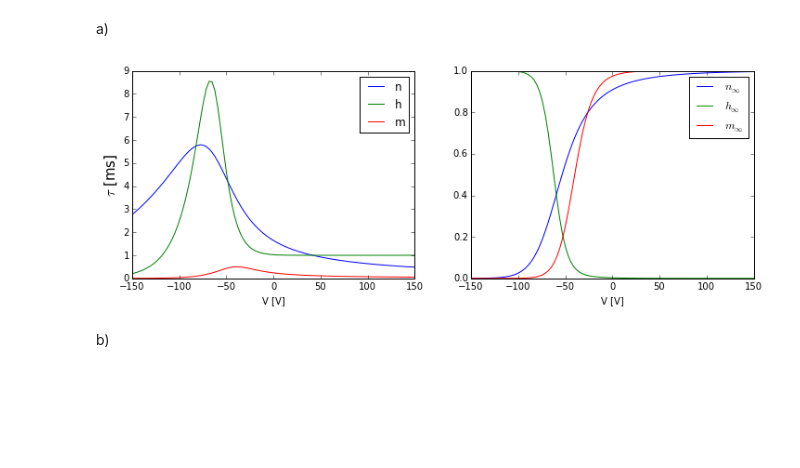
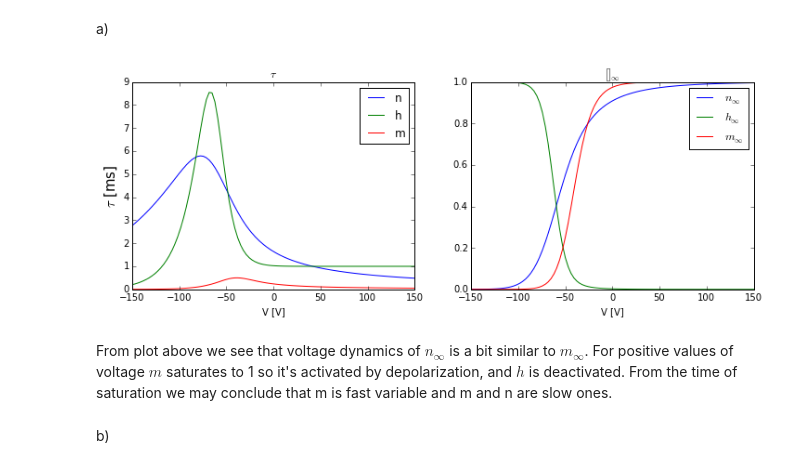
Before and after one commit to dokato/mns, a Jupyter notebook: MNS_5.ipynb, the cells around one changed output. Saved outputs shown, nothing was run; the diff lists cells and outputs as text; code cells hidden in the pictures; blank space fills up the shorter version.

```diff
--- a/MNS_5.ipynb
+++ b/MNS_5.ipynb
@@ -132,23 +162,29 @@ m_inf = lambda v: alpha_m(v)*(alpha_m(v) + beta_m(v))**-1
 tau_h = lambda v: (alpha_h(v) + beta_h(v))**-1
 h_inf = lambda v: alpha_h(v)*(alpha_h(v) + beta_h(v))**-1
 # %%
+vvec = np.linspace(-150, 150,100)
+
 plt.figure(figsize=(12,4))
 plt.subplot(1,2,1)
 plt.plot(vvec, tau_n(vvec), label=r'n')
 plt.plot(vvec, tau_h(vvec), label=r'h')
 plt.plot(vvec, tau_m(vvec), label=r'm')
 plt.xlabel('V [V]')
 plt.ylabel(r'$\tau$ [ms]', fontsize=15)
+plt.title(r'$\tau$')
 plt.legend()
 
 plt.subplot(1,2,2)
 plt.plot(vvec, n_inf(vvec), label=r'$n_{\infty}$')
 plt.plot(vvec, h_inf(vvec), label=r'$h_{\infty}$')
 plt.plot(vvec, m_inf(vvec), label=r'$m_{\infty}$')
 plt.xlabel('V [V]')
+plt.title(r'$[ ]_{\infty}$')
 plt.legend()
 plt.show()
 # %% [output]
-[figure, old version]
+[figure, new version]
+# %% [markdown]
+From plot above we see that voltage dynamics of $n_{\infty}$ is a bit similar to $m_{\infty}$. For positive values of voltage $m$ saturates to 1 so it's activated by depolarization, and $h$ is deactivated. From the time of saturation we may conclude that m is fast variable and m and n are slow ones.
 # %% [markdown]
 b)
```
Also changed, not shown: parts of 21 cells of this notebook.
